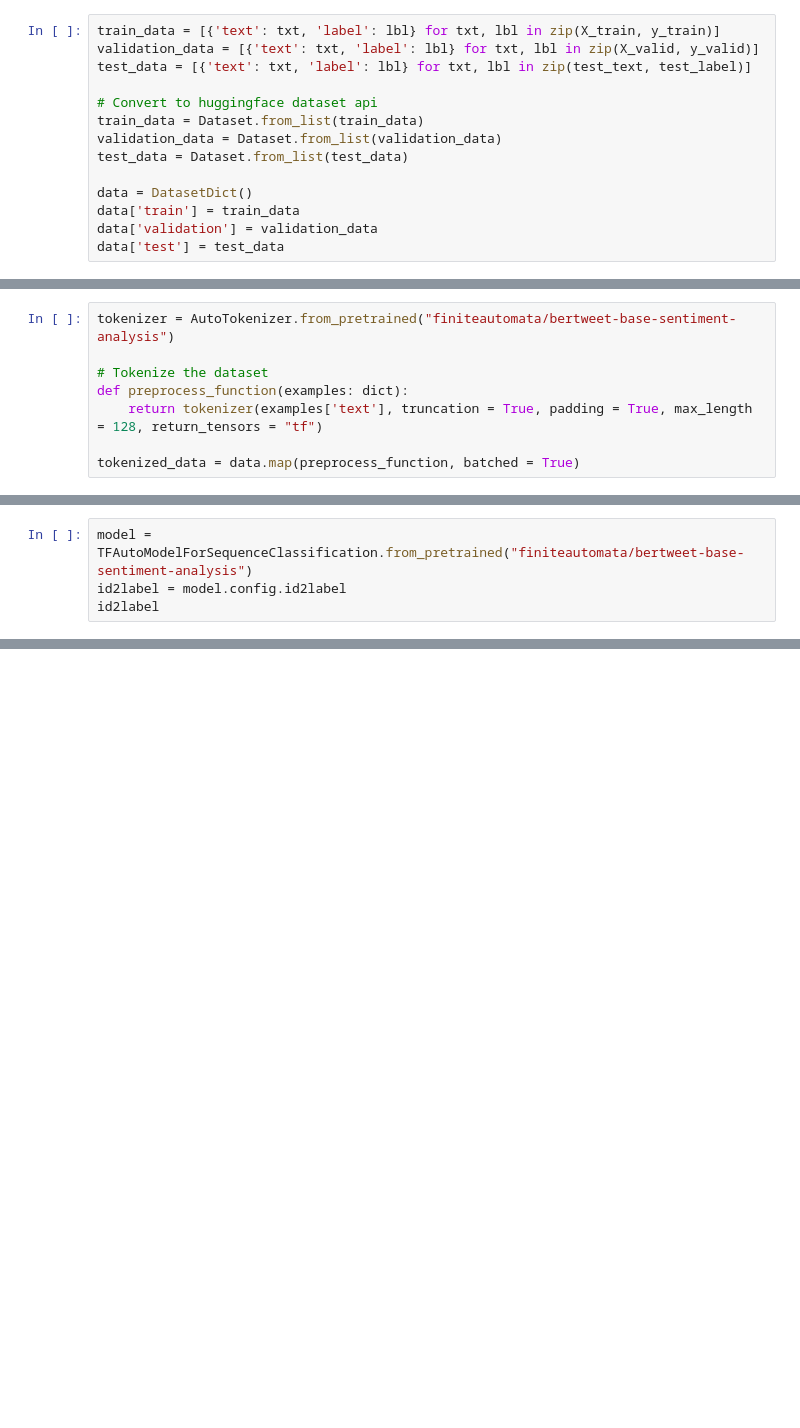
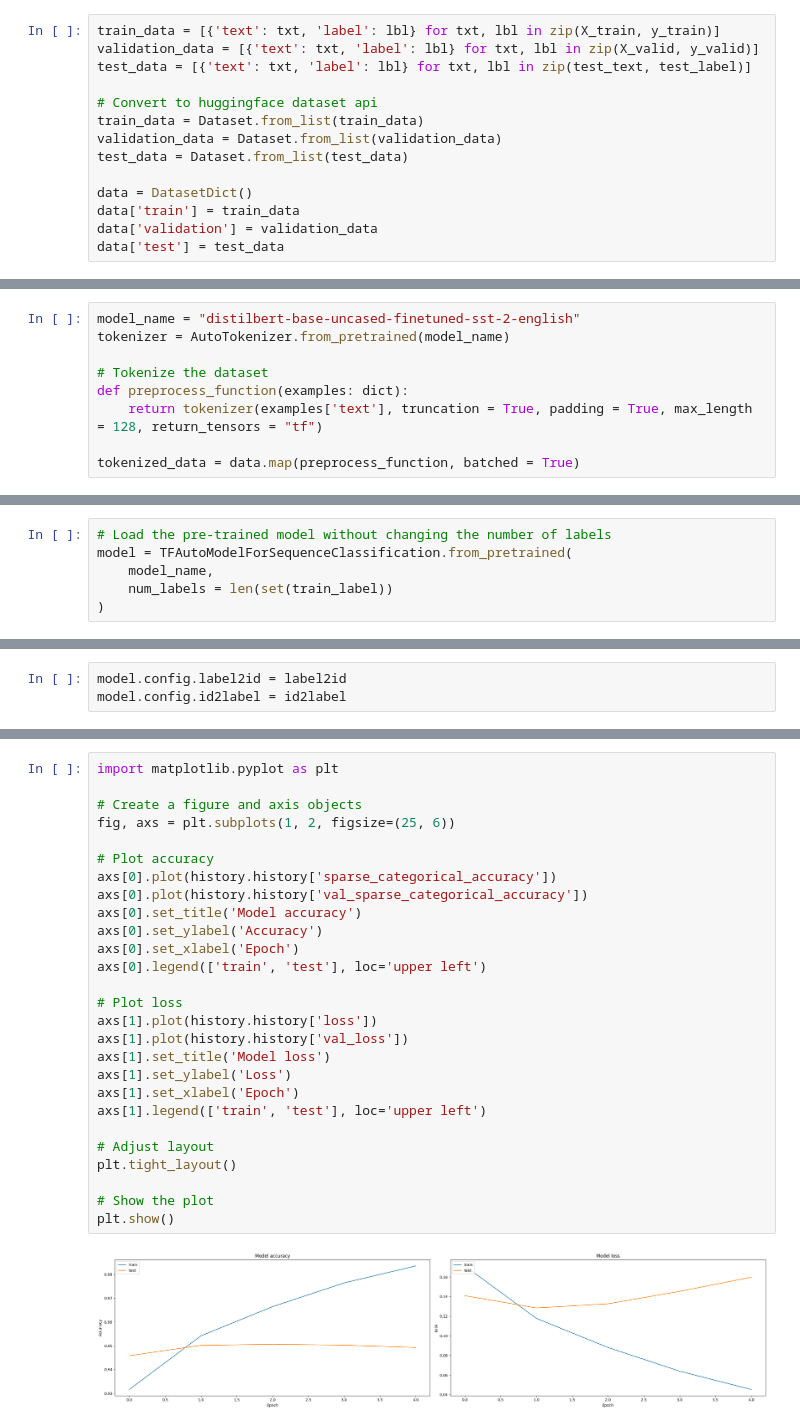
Before and after one commit to Maaz77/YELP_Classification, a Jupyter notebook: Sentiment_Analysis_YELP.ipynb, the cells around one changed output, grey strips where cells are left out. Saved outputs shown, nothing was run; the diff lists cells and outputs as text; blank space fills up the shorter version.

```diff
--- a/Sentiment_Analysis_YELP.ipynb
+++ b/Sentiment_Analysis_YELP.ipynb
@@ -97,5 +560,6 @@ data['test'] = test_data
 # %%
-tokenizer = AutoTokenizer.from_pretrained("finiteautomata/bertweet-base-sentiment-analysis")
+model_name = "distilbert-base-uncased-finetuned-sst-2-english"
+tokenizer = AutoTokenizer.from_pretrained(model_name)
 
 # Tokenize the dataset
 def preprocess_function(examples: dict):
@@ -106,0 +571,6 @@ Calculate the baseline accuracy of the model
+# %%
+# Load the pre-trained model without changing the number of labels
+model = TFAutoModelForSequenceClassification.from_pretrained(
+    model_name,
+    num_labels = len(set(train_label))
+)
@@ -107,4 +582,3 @@ Calculate the baseline accuracy of the model
 # %%
-model = TFAutoModelForSequenceClassification.from_pretrained("finiteautomata/bertweet-base-sentiment-analysis")
-id2label = model.config.id2label
-id2label
+model.config.label2id = label2id
+model.config.id2label = id2label
@@ -141,0 +654,29 @@ weighted avg       0.66      0.62      0.64    455000
+# %%
+import matplotlib.pyplot as plt
+
+# Create a figure and axis objects
+fig, axs = plt.subplots(1, 2, figsize=(25, 6))
+
+# Plot accuracy
+axs[0].plot(history.history['sparse_categorical_accuracy'])
+axs[0].plot(history.history['val_sparse_categorical_accuracy'])
+axs[0].set_title('Model accuracy')
+axs[0].set_ylabel('Accuracy')
+axs[0].set_xlabel('Epoch')
+axs[0].legend(['train', 'test'], loc='upper left')
+
+# Plot loss
+axs[1].plot(history.history['loss'])
+axs[1].plot(history.history['val_loss'])
+axs[1].set_title('Model loss')
+axs[1].set_ylabel('Loss')
+axs[1].set_xlabel('Epoch')
+axs[1].legend(['train', 'test'], loc='upper left')
+
+# Adjust layout
+plt.tight_layout()
+
+# Show the plot
+plt.show()
+# %% [output]
+[figure, added]
```
Also changed, not shown: parts of 55 cells of this notebook.
